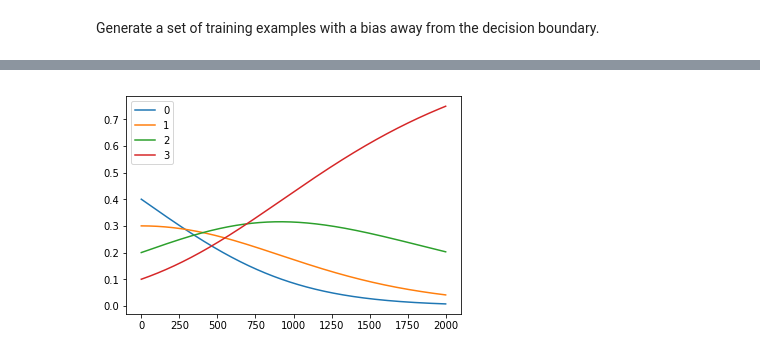
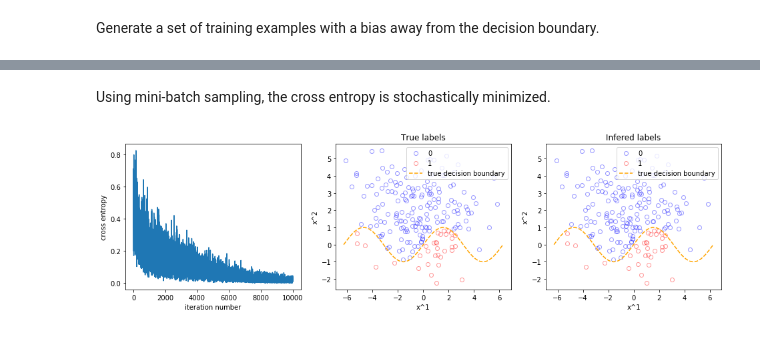
Before and after one commit to andrew31416/sampling, a Jupyter notebook: examples/example_1.ipynb, the cells around one changed output, grey strips where cells are left out. Saved outputs shown, nothing was run; the diff lists cells and outputs as text; code cells hidden in the pictures.

```diff
--- a/examples/example_1.ipynb
+++ b/examples/example_1.ipynb
@@ -263,9 +269,0 @@ Use tf.cast instead.
-# %%
-ypred = model.predict(X)
-
-fig,axes = plt.subplots(nrows=1,ncols=2,figsize=(12,8))
-
-
-plot_train_data(X,y,axes[0])
-plot_train_data(X,ypred,axes[1])
-plt.show()
@@ -274,15 +270,28 @@ plt.show()
-# %%
-# annealing schedule
-
-K = 4
-
-coeffs = np.asarray([[(K-kk)*np.exp(-iter*(K-kk)/1000) for kk in range(K)] for iter in range(2000)])
-
-# normalise
-coeffs /= np.tile(np.sum(coeffs,axis=1),(coeffs.shape[1],1)).T
-
-_ = [plt.plot(np.arange(coeffs.shape[0]),coeffs[:,ii],label="{}".format(ii)) for ii in range(K)]
-plt.legend()
-plt.show()
-# %% [output]
-[figure, removed]
+# %% [markdown]
+Using mini-batch sampling, the cross entropy is stochastically minimized.
+# %%
+# learning rate parameters effect the gradient pre-factor in latent variable updates
+model = MLPClassifier(maxiter=10000,initial_learning_rate=1e-1,decay_learning_rate=1e-3)
+model.fit(X,y,PoissonDiskSampling(X,y,method="easy"))
+
+fig,axes = plt.subplots(nrows=1,ncols=3,figsize=(16,4))
+
+# cross entryop minimization
+axes[0].plot(np.arange(len(model.loss)),model.loss)
+axes[0].set_xlabel("iteration number")
+axes[0].set_ylabel("cross entropy")
+
+# true boundary
+plot_train_data(X,y,axes[1])
+axes[1].set_title("True labels")
+
+# infered boundary
+plot_train_data(X,model.predict(X),axes[2])
+axes[2].set_title("Infered labels")
+
+plt.show()
+
+# clear tf graph
+tf.reset_default_graph()
+# %% [output]
+[figure, added]
```
Also changed, not shown: parts of 17 cells of this notebook, 1 other file.
